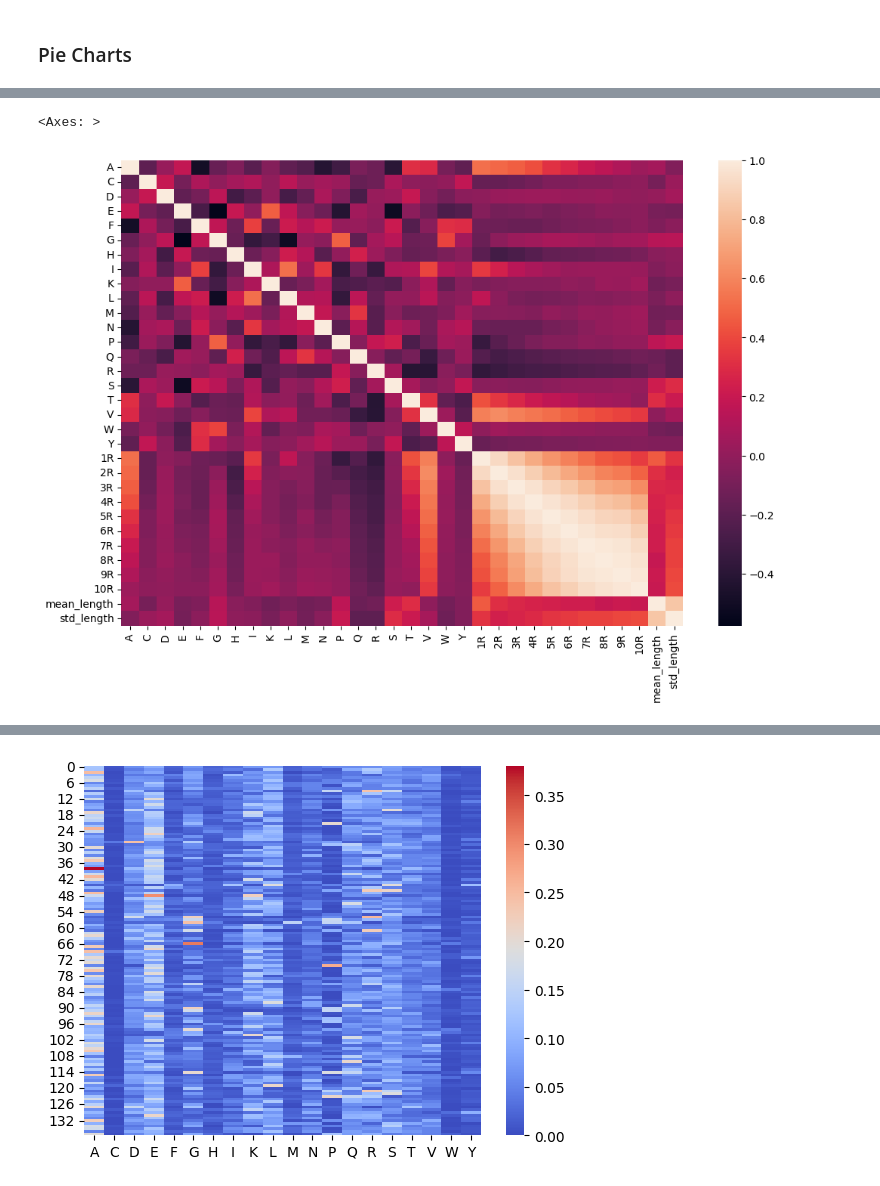
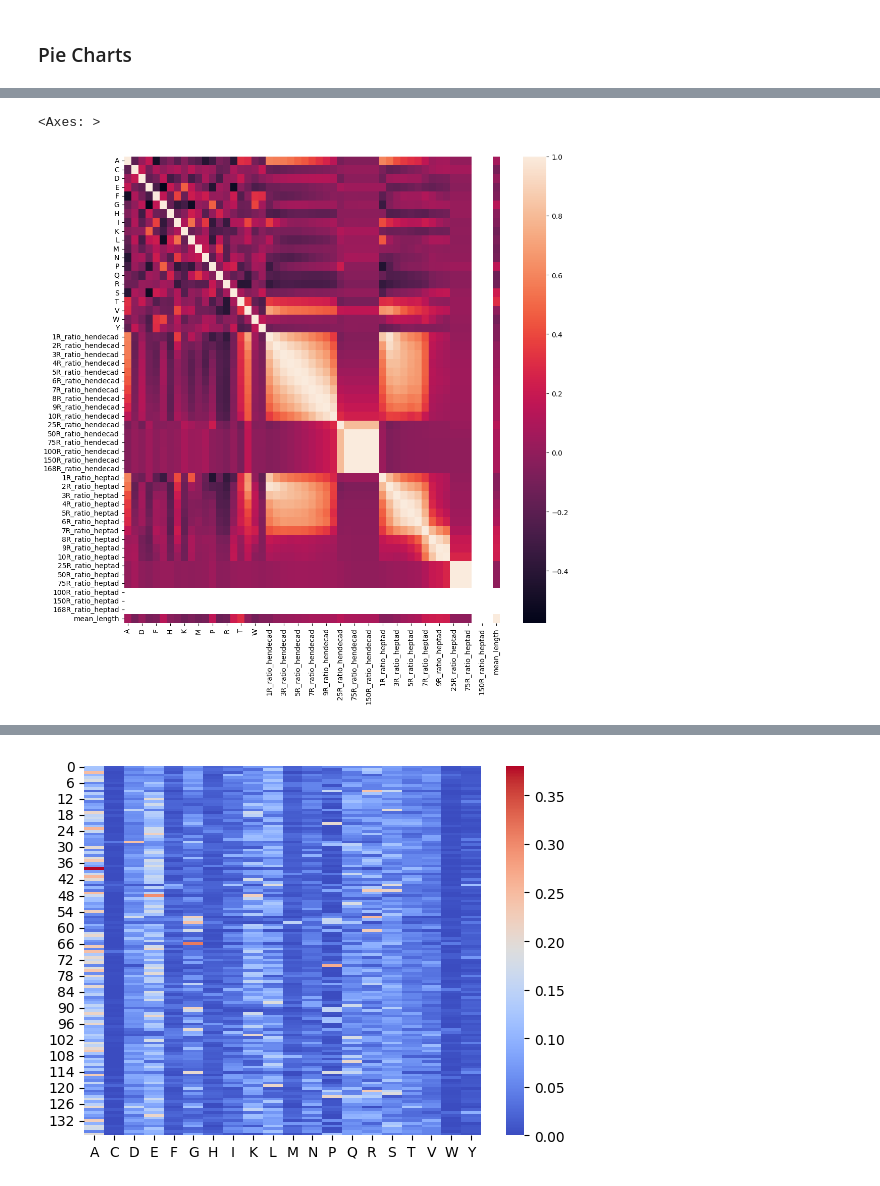
Before and after one commit to donEnno/hendecads, a Jupyter notebook: 02_seq_analysis/seq_analysis.ipynb, the cells around one changed output, grey strips where cells are left out. Drawn from its saved outputs; the diff is of its cells as text; code cells hidden in the pictures.

```diff
--- a/02_seq_analysis/seq_analysis.ipynb
+++ b/02_seq_analysis/seq_analysis.ipynb
@@ -305,7 +344,7 @@ for i in R:
         values.append(len(r))
         values.append(len(not_r))
 # %%
-labels = [[f'{i}R', f'not {i}R']for i in R]
+labels = [[f'{i}R_hendecad', f'not {i}R_hendecad']for i in R]
 labels = [item for sublist in labels for item in sublist]
 
 color = ['#0f6349'] * len(labels)
@@ -442,19 +501,21 @@ aa_freq
 # %%
 # compute amino acid frequency for all groups
-amino_acids = ['A', 'C', 'D', 'E', 'F', 'G', 'H', 'I', 'K', 'L', 'M', 'N', 'P', 'Q', 'R', 'S', 'T', 'V', 'W', 'Y']
-repeat_numbers = [f'{i}R' for i in range(1, 11)]
+
+repeat_numbers_hendecad = [f'{i}R_ratio_hendecad' for i in R]
+repeat_numbers_heptad = [f'{i}R_ratio_heptad' for i in R]
 
 total_aa_freq = {aa: 0 for aa in amino_acids}
 total = 0
 
 property_df = pd.DataFrame(columns=['group'] +
                                     amino_acids +
-                                    repeat_numbers +
-                                    ['mean_length', 'std_length'])
+                                    repeat_numbers_hendecad +
+                                    repeat_numbers_heptad +
+                                    ['mean_length'])
 
 groups = df['group_id'].unique()
 for group in groups:
-    group_df = df[df['group_id'] == group]
+    group_df = df[df['group_id'] == group].reset_index(drop=True)
 
     aa_freq = {aa: 0 for aa in amino_acids}
     total = 0
@@ -465,35 +526,13 @@ for group in groups:
             total += 1
 
     aa_freq = {aa: freq/total for aa, freq in aa_freq.items()}
-    # aa_freq = dict(sorted(aa_freq.items(), key=lambda x: x[1], reverse=True))
 
     mean_length = group_df['stretch_seq'].apply(lambda x: len(x)).mean()
-    std_length = group_df['stretch_seq'].apply(lambda x: len(x)).std()
 
-    # get number of repeats
-    # TODO Doublecheck
-    r_freq = {f'{i}R': 0 for i in range(1, 11)}
+    r_freq_hendecad = {f'{i}R_ratio_hendecad': group_df[f'{i}R_ratio_hendecad'].mean() for i in R}
+    r_freq_heptad = {f'{i}R_ratio_heptad': group_df[f'{i}R_ratio_heptad'].mean() for i in R}
 
-    for i in range(1, 11):
-        pattern = r'[avilm].{2}[avilm].{3}[avilm].{3}' * i
-        len_pattern = 11 * i
-
-        res = []
-
-        for j in range(len(group_df)):
-            x, hits_ix = find_repeats(group_df.iloc[j]['stretch_seq'], pattern, len_pattern)
-
-            if hits_ix == 0:
-                res.append(x)
-            else:
-                res.append(x)
-
-        r_freq[f'{i}R'] = sum(res) / len(res)
-
-
-    total_aa_freq = {aa: total_aa_freq[aa] + aa_freq[aa] for aa in amino_acids}
-
-    property_df.loc[len(property_df)] = {'group': group, **aa_freq, **r_freq, 'mean_length': mean_length, 'std_length': std_length}
+    property_df.loc[len(property_df)] = {'group': group, **aa_freq, **r_freq_hendecad, **r_freq_heptad, 'mean_length': mean_length}
 # %%
 property_df.head()
 # %% [output]
@@ -507,6 +546,6 @@ property_df.head()
 # %%
-plt.figure(figsize=(12, 8))
+plt.figure(figsize=(12, 12))
 sns.heatmap(property_df.drop(columns=['group']).corr())
 # %% [output]
 <Axes: >
-[figure, old version]
+[figure, new version]
```
Also changed, not shown: parts of 33 cells of this notebook.
